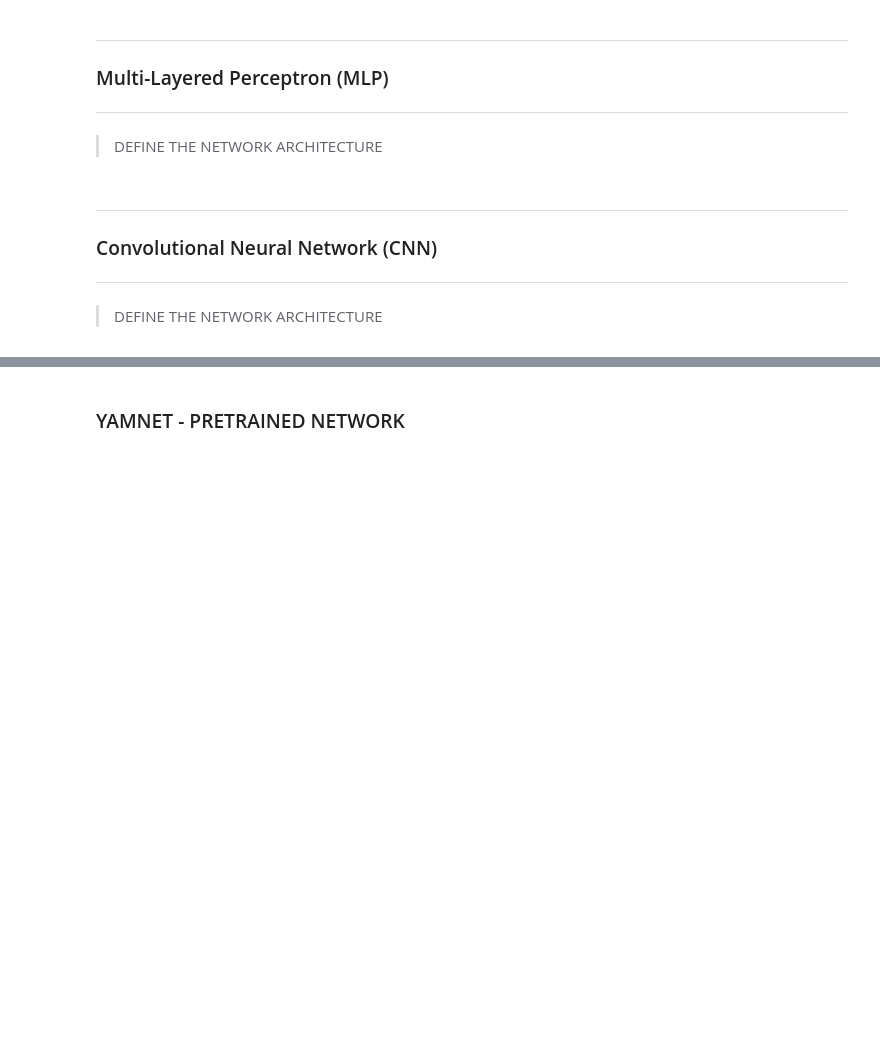
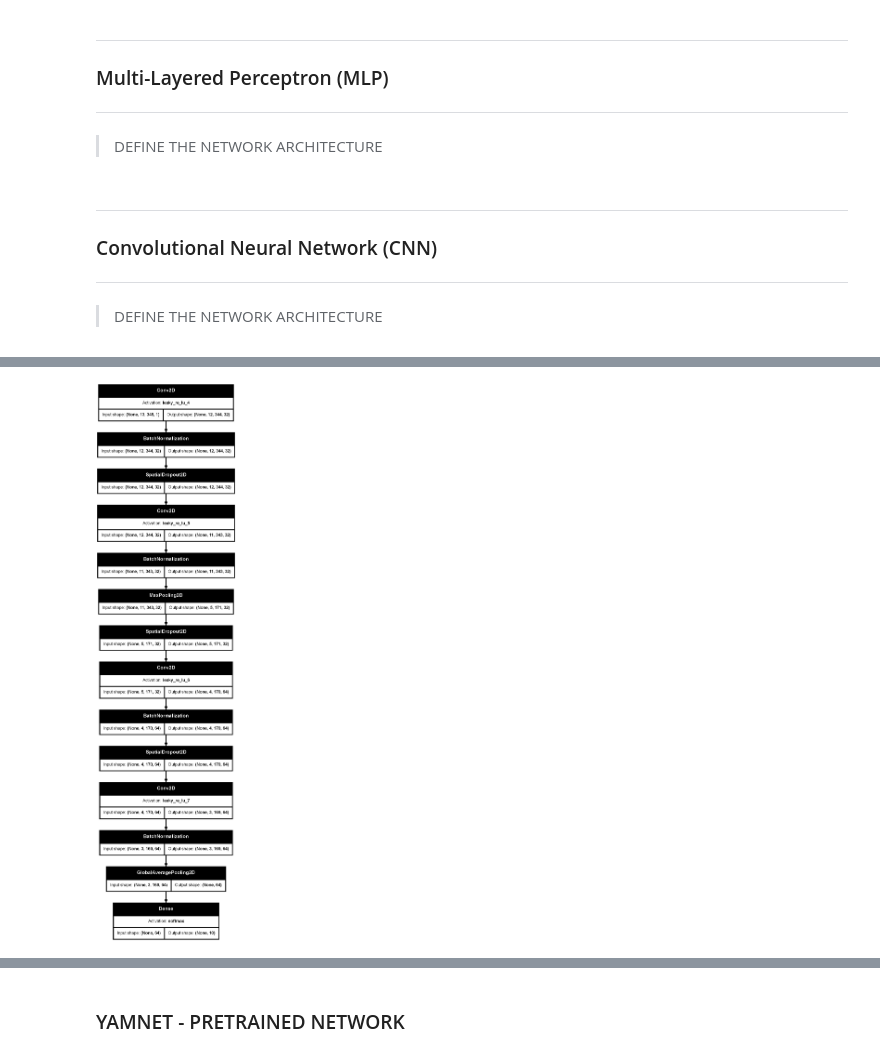
Before and after one commit to EstevesX10/ML2-Urban-Sound-Classification, a Jupyter notebook: Urban-Sound-Classification/UrbanSoundClassification.ipynb, the cells around one changed output, grey strips where cells are left out. Drawn from its saved outputs; the diff is of its cells as text; code cells hidden in the pictures; blank space fills up the shorter version.

```diff
--- a/Urban-Sound-Classification/UrbanSoundClassification.ipynb
+++ b/Urban-Sound-Classification/UrbanSoundClassification.ipynb
@@ -510,3 +532,7 @@ Model: "sequential_9"
+# %%
+keras.utils.plot_model(model, "model.png", show_shapes=True, show_layer_activations=True, rankdir='TB', expand_nested=False)
+# %% [output]
+[figure, added]
 # %%
 # Define callbacks
 early_stopping = EarlyStopping(
```
Also changed, not shown: parts of 10 cells of this notebook, 1 other file.
